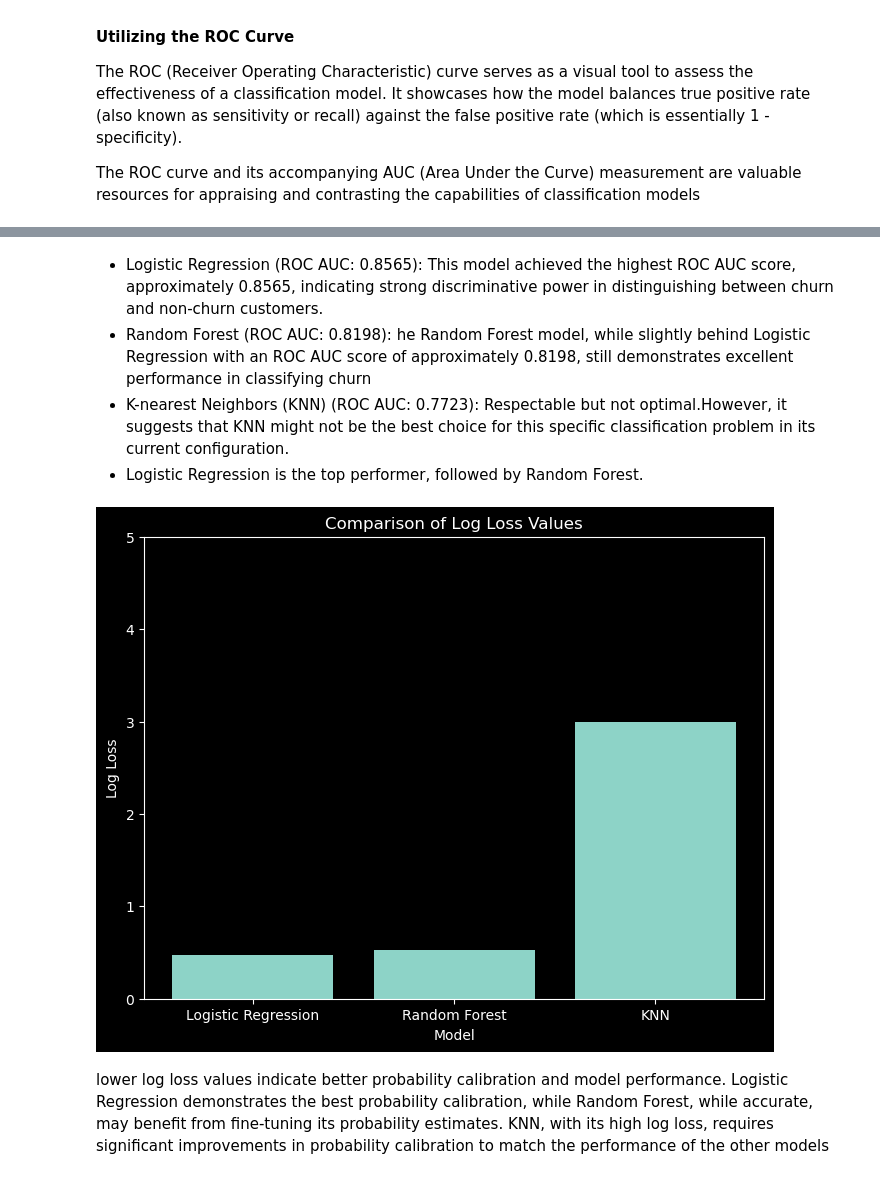
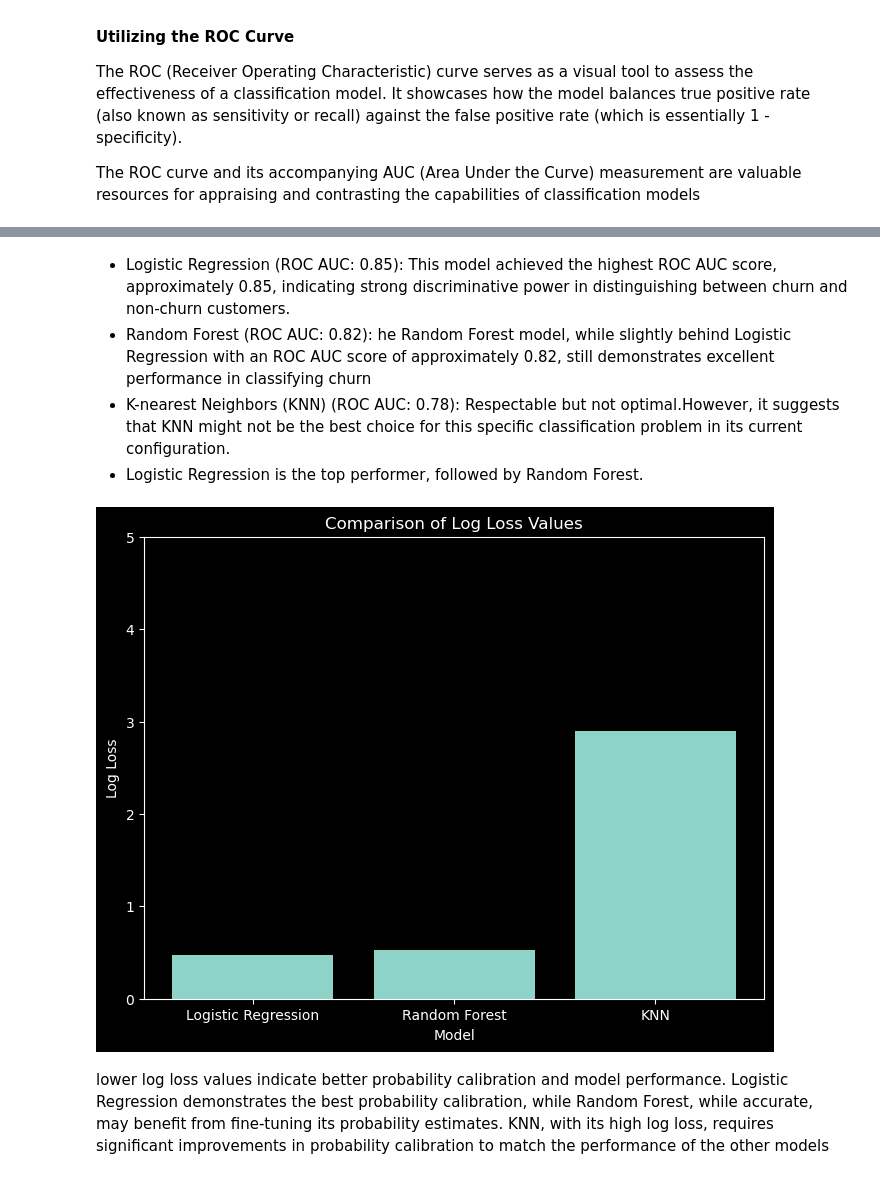
Before and after one commit to marwa9975/Telco_Customer_Churn_Analysis, a Jupyter notebook: notebook.ipynb, the cells around one changed output, grey strips where cells are left out. Saved outputs shown, nothing was run; the diff lists cells and outputs as text; code cells hidden in the pictures.

```diff
--- a/notebook.ipynb
+++ b/notebook.ipynb
@@ -999,28 +1017,28 @@ KNN ROC AUC: 0.7723
 # %% [markdown]
 
-* Logistic Regression (ROC AUC: 0.8565): This model achieved the highest ROC AUC score, approximately 0.8565, indicating strong discriminative power in distinguishing between churn and non-churn customers.
-* Random Forest (ROC AUC: 0.8198): he Random Forest model, while slightly behind Logistic Regression with an ROC AUC score of approximately 0.8198, still demonstrates excellent performance in classifying churn
-* K-nearest Neighbors (KNN) (ROC AUC: 0.7723): Respectable but not optimal.However, it suggests that KNN might not be the best choice for this specific classification problem in its current configuration.
+* Logistic Regression (ROC AUC: 0.85): This model achieved the highest ROC AUC score, approximately 0.85, indicating strong discriminative power in distinguishing between churn and non-churn customers.
+* Random Forest (ROC AUC: 0.82): he Random Forest model, while slightly behind Logistic Regression with an ROC AUC score of approximately 0.82, still demonstrates excellent performance in classifying churn
+* K-nearest Neighbors (KNN) (ROC AUC: 0.78): Respectable but not optimal.However, it suggests that KNN might not be the best choice for this specific classification problem in its current configuration.
 * Logistic Regression is the top performer, followed by Random Forest.
 # %%
 # Create a DataFrame to store the log loss values
 logloss_data = {'Model': ['Logistic Regression', 'Random Forest', 'KNN'],
-                'Log Loss': [0.4770866004011913, 0.5274119633879286, 2.999955942204095]}
+                'Log Loss': [0.4760651656532635, 0.5226263449968681, 2.8981807066149883]}
 logloss_df = pd.DataFrame(logloss_data)
 
 # Plot the log loss values
 plt.figure(figsize=(8, 6))
 plt.bar(logloss_df['Model'], logloss_df['Log Loss'])
 plt.xlabel('Model')
 plt.ylabel('Log Loss')
 plt.title('Comparison of Log Loss Values')
 
 # Set y-axis limits based on the log loss values
 plt.ylim(0, 5)
 
 plt.show()
 # %% [output]
-[figure, old version]
+[figure, new version]
 # %% [markdown]
 lower log loss values indicate better probability calibration and model performance. Logistic Regression demonstrates the best probability calibration, while Random Forest, while accurate, may benefit from fine-tuning its probability estimates. KNN, with its high log loss, requires significant improvements in probability calibration to match the performance of the other models
 # %% [markdown]
```
Also changed, not shown: parts of 63 cells of this notebook.
